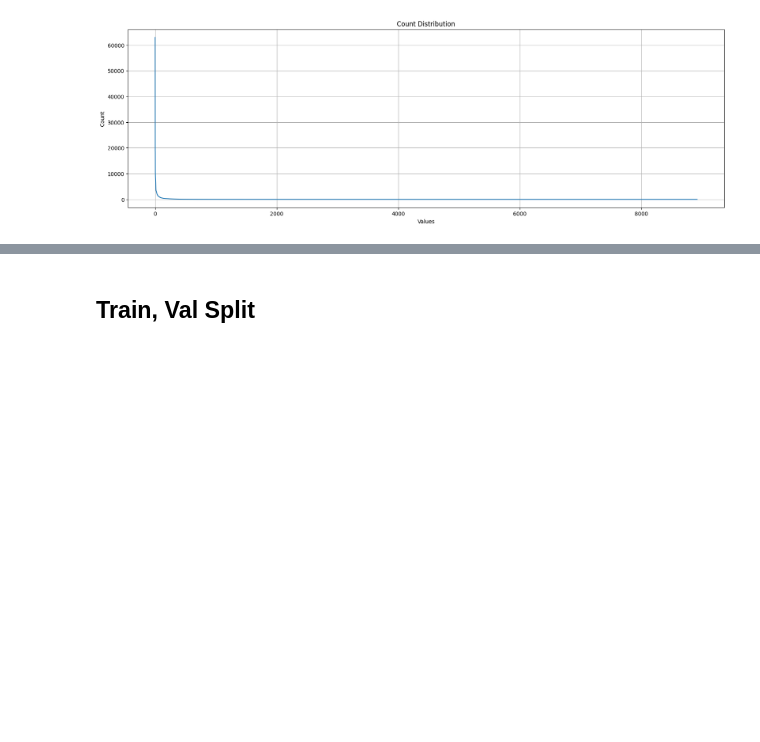
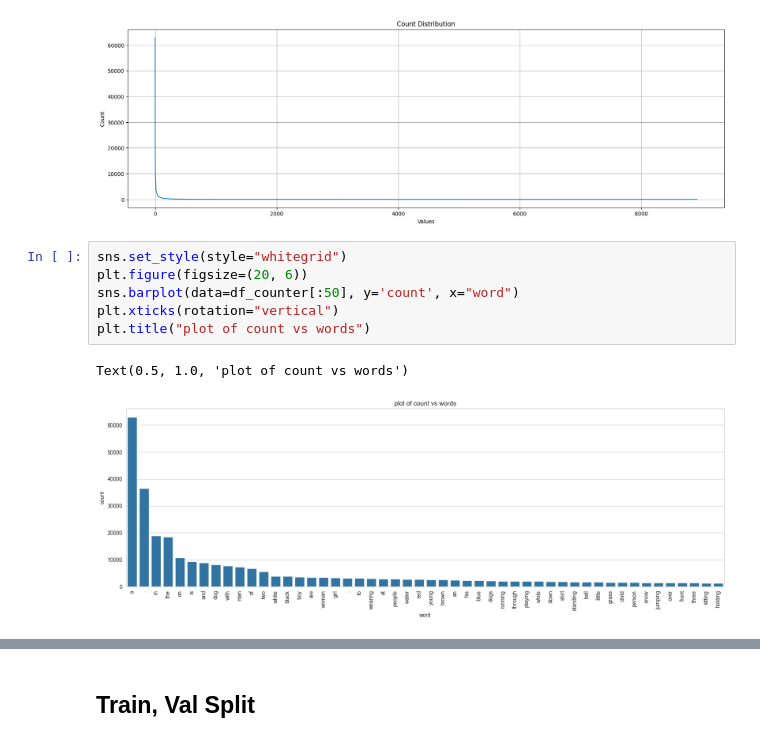
Before and after one commit to natek-1/Image-Captioning, a Jupyter notebook: research/show attend and tell.ipynb, the cells around one changed output, grey strips where cells are left out. Saved outputs shown, nothing was run; the diff lists cells and outputs as text; blank space fills up the shorter version.

```diff
--- a/research/show attend and tell.ipynb
+++ b/research/show attend and tell.ipynb
@@ -106,3 +104,12 @@ plt.ylabel("Count")
 plt.show()
 # %% [output]
 [figure]
+# %%
+sns.set_style(style="whitegrid")
+plt.figure(figsize=(20, 6))
+sns.barplot(data=df_counter[:50], y='count', x="word")
+plt.xticks(rotation="vertical")
+plt.title("plot of count vs words")
+# %% [output]
+Text(0.5, 1.0, 'plot of count vs words')
+[figure, added]
```
Also changed, not shown: parts of 2 cells of this notebook.
